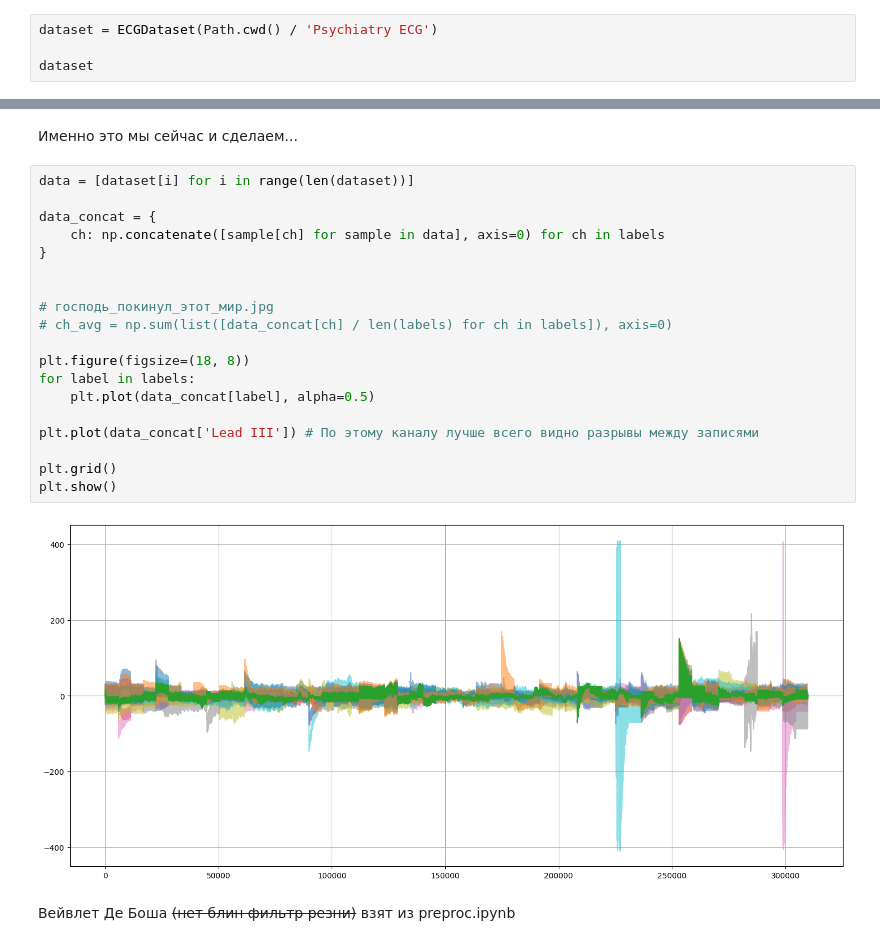
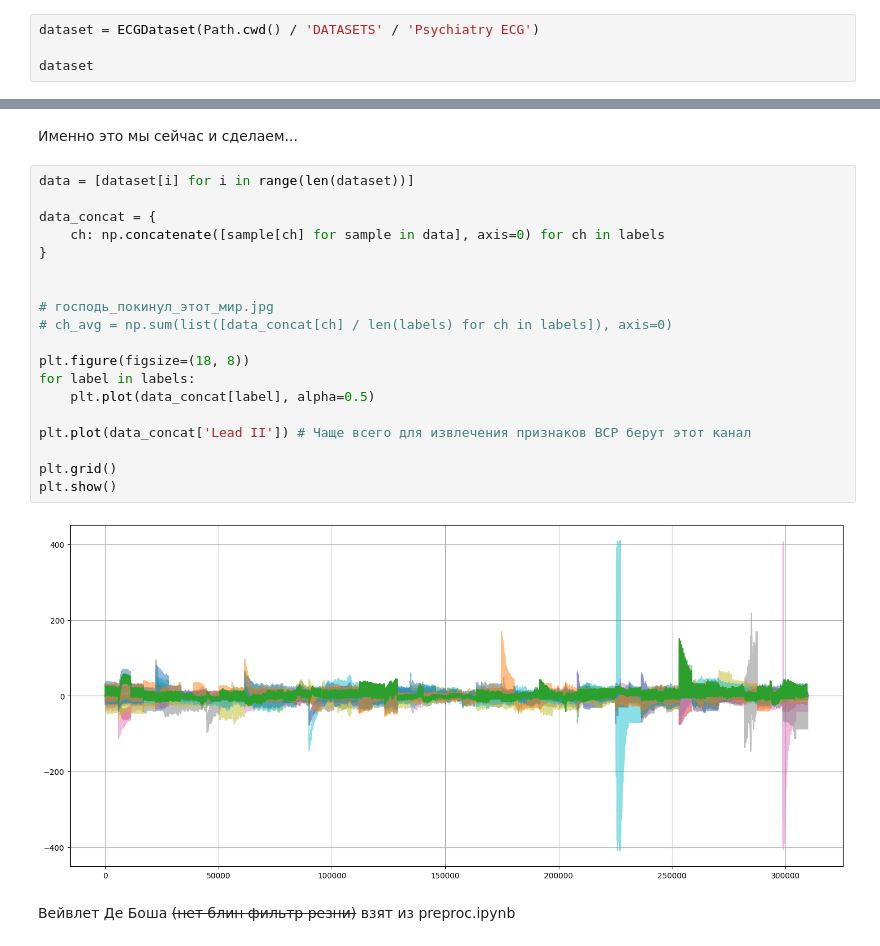
Before and after one commit to zhabiki/PPG-Datasets-Exploration, a Jupyter notebook: Psychiatry-ECG.ipynb, the cells around one changed output, grey strips where cells are left out. Saved outputs shown, nothing was run; the diff lists cells and outputs as text.

```diff
--- a/Psychiatry-ECG.ipynb
+++ b/Psychiatry-ECG.ipynb
@@ -111,7 +111,7 @@ class ECGDataset(torch.utils.data.Dataset):
 
         plt.show()
 # %%
-dataset = ECGDataset(Path.cwd() / 'Psychiatry ECG')
+dataset = ECGDataset(Path.cwd() / 'DATASETS' / 'Psychiatry ECG')
 
 dataset
 # %% [output]
@@ -186,24 +186,24 @@ plt.show()
 # %%
 data = [dataset[i] for i in range(len(dataset))]
 
 data_concat = {
     ch: np.concatenate([sample[ch] for sample in data], axis=0) for ch in labels
 }
 
 
 # господь_покинул_этот_мир.jpg
 # ch_avg = np.sum(list([data_concat[ch] / len(labels) for ch in labels]), axis=0)
 
 plt.figure(figsize=(18, 8))
 for label in labels:
     plt.plot(data_concat[label], alpha=0.5)
 
-plt.plot(data_concat['Lead III']) # По этому каналу лучше всего видно разрывы между записями
+plt.plot(data_concat['Lead II']) # Чаще всего для извлечения признаков ВСР берут этот канал
 
 plt.grid()
 plt.show()
 # %% [output]
-[figure, old version]
+[figure, new version]
 # %% [markdown]
 Вейвлет Де Боша ~~(нет блин фильтр резни)~~ взят из preproc.ipynb
 # %%
```
Also changed, not shown: parts of 19 cells of this notebook, 6 other files.
